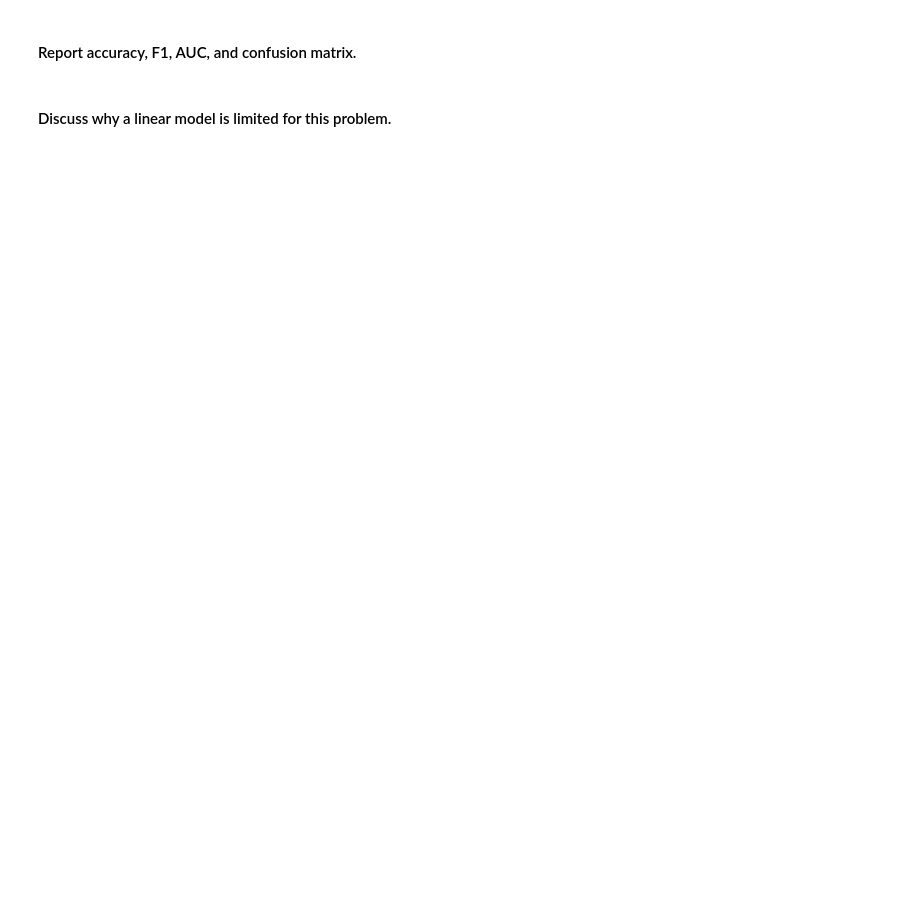
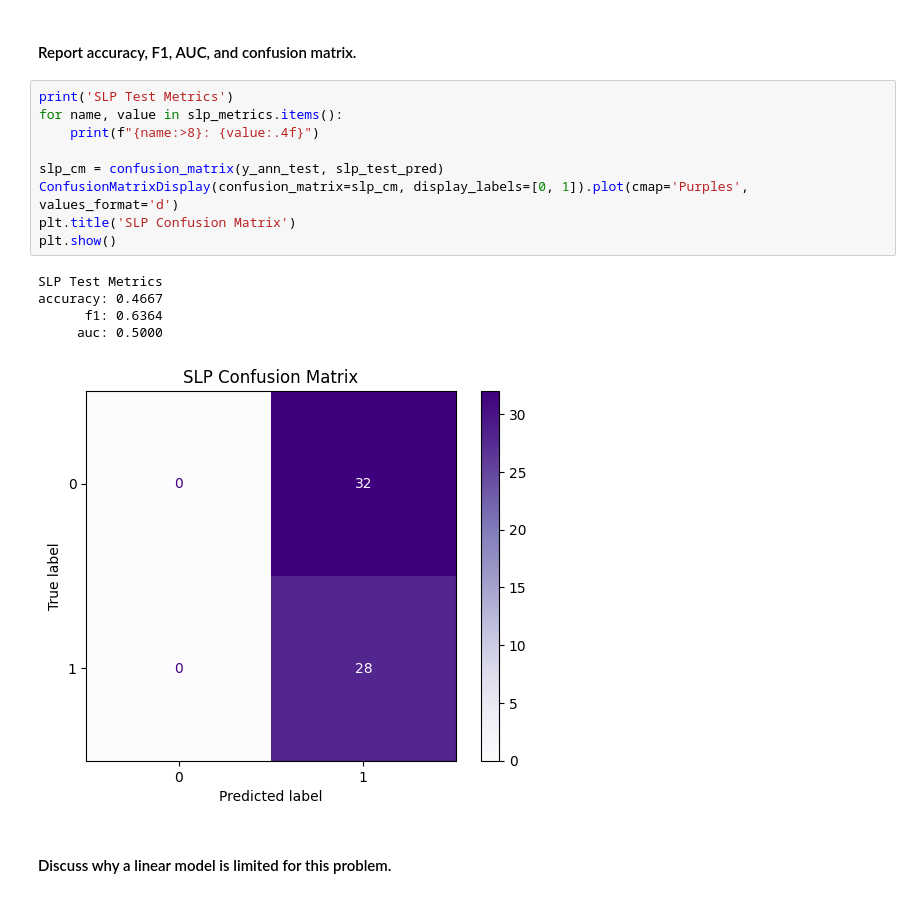
Before and after one commit to fatima-1206/DM-Heart-Disease-Prediction-System, a Jupyter notebook: notebooks/i232616_DM_ASST04.ipynb, the cells around one changed output. Drawn from its saved outputs; the diff is of its cells as text; blank space fills up the shorter version.

```diff
--- a/notebooks/i232616_DM_ASST04.ipynb
+++ b/notebooks/i232616_DM_ASST04.ipynb
@@ -1149,4 +1436,19 @@ Use the same Heart Disease dataset and 80/20 split. Implement the models in Tens
 # %% [markdown]
 #### Report accuracy, F1, AUC, and confusion matrix.
+# %%
+print('SLP Test Metrics')
+for name, value in slp_metrics.items():
+    print(f"{name:>8}: {value:.4f}")
+
+slp_cm = confusion_matrix(y_ann_test, slp_test_pred)
+ConfusionMatrixDisplay(confusion_matrix=slp_cm, display_labels=[0, 1]).plot(cmap='Purples', values_format='d')
+plt.title('SLP Confusion Matrix')
+plt.show()
+# %% [output]
+SLP Test Metrics
+accuracy: 0.4667
+      f1: 0.6364
+     auc: 0.5000
+[figure, added]
 # %% [markdown]
 #### Discuss why a linear model is limited for this problem.
```
Also changed, not shown: parts of 44 cells of this notebook.
